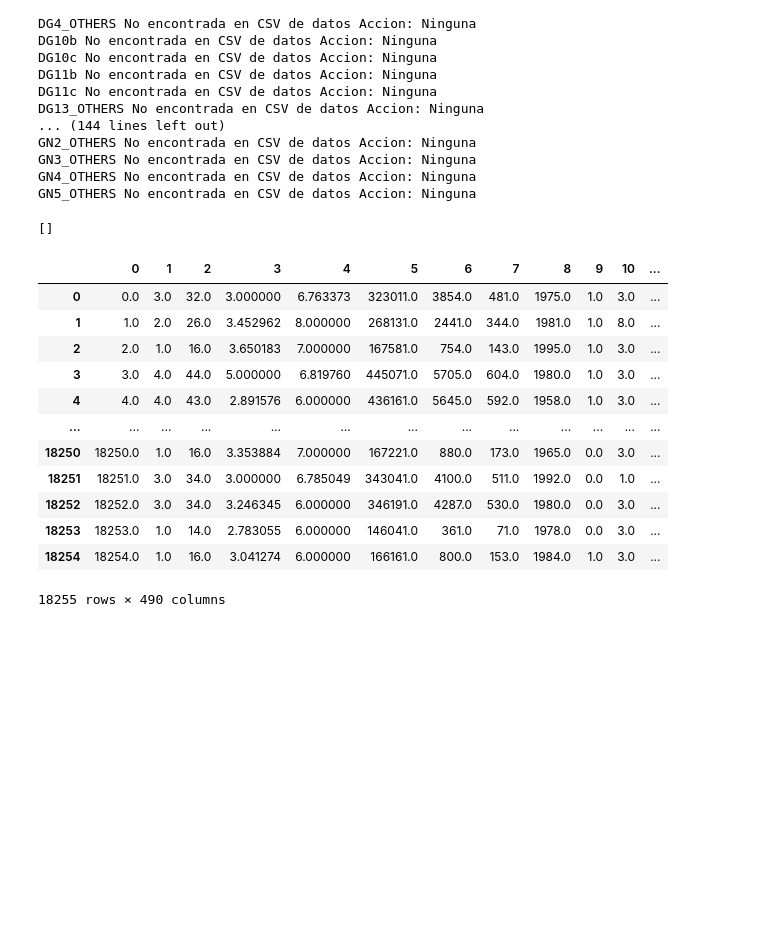
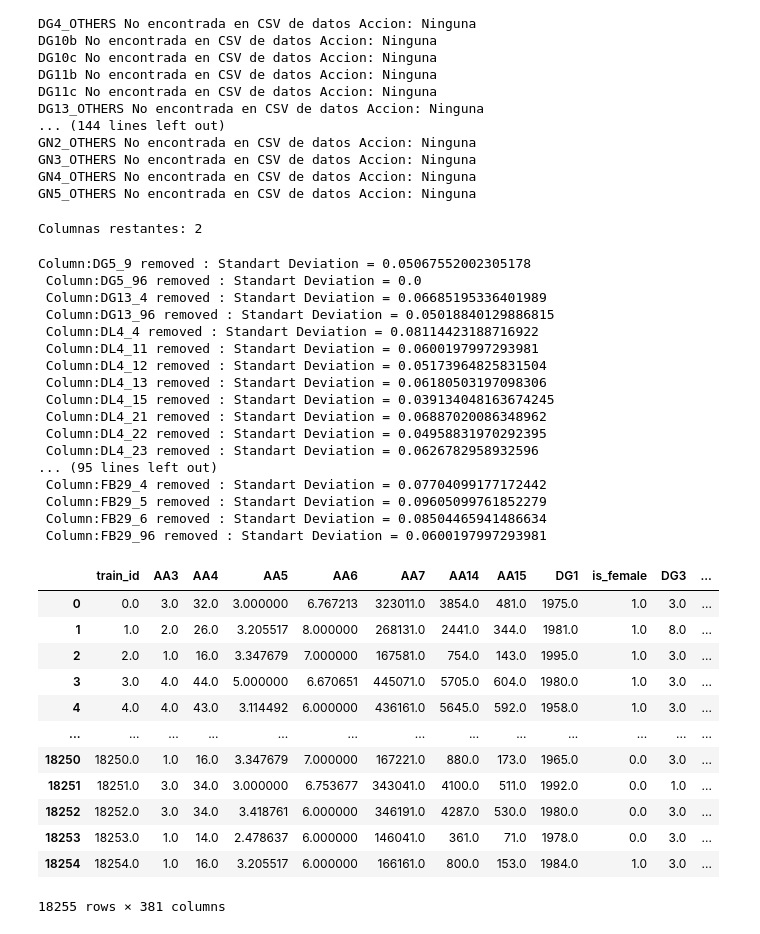
Before and after one commit to PedroVM/PGrp_GenderDetermination, a Jupyter notebook: GenderDetermination.ipynb, the cells around one changed output. Drawn from its saved outputs; the diff is of its cells as text; code cells hidden in the pictures; blank space fills up the shorter version.

Commit message:
mostrar columnas iniciales y restantes en cada paso.

```diff
--- a/GenderDetermination.ipynb
+++ b/GenderDetermination.ipynb
@@ -53,36 +53,54 @@ GN5_OTHERS No encontrada en CSV de datos Accion: Ninguna
 #localizar los campos vacios en las variables
 #y eliminar las que tengan mas del 90% de valores nulos.
 TrainFile.getNullPercents()
+print ("Columnas Iniciales: " + str(len(TrainFile.csvFile.columns)))
 TrainFile.removeColumnsHavingNulls(90, Silent=True)
+print ("Columnas restantes: " + str(len(TrainFile.csvFile.columns)))
 # %% [output]
-[]
+Columnas restantes: 2
 # %%
 #Normalizar el modelo de datos:
 #Remplazar los valores de LN2_RIndLngBEOth	LN2_WIndLngBEOth por valores numericos
+print ("Columnas Iniciales: " + str(len(TrainFile.csvFile.columns)))
 TrainFile.replaceColumnTextByDictionaryValues(const.LANGUAGES, 'LN2_RIndLngBEOth',naValue='0')
 TrainFile.replaceColumnTextByDictionaryValues(const.LANGUAGES, 'LN2_WIndLngBEOth',naValue='0')
-
 TrainFile.setColumnsType( {'LN2_RIndLngBEOth':int,'LN2_WIndLngBEOth':int})
-#eliminar columnas con constantes y valores de texto (cualitativas)
-TrainFile.removeUselessColumns()
+#eliminar columnas con constantes y valores de texto (cualitativas). Se consideran constantes aquellas que tengan una desviacion típica por debajo de 0.1
+TrainFile.removeUselessColumns ( dropConstants=True, dropQualifiyingColums=True, stdThreshold=0.1, Silent=False)
 #mostrar el estado actual del modelo de datos antes de cubrir gaps (nulos) utilizando una regresion multivariable
-#ACORDARSE DE QUITAR EL IS_FEMALE y el TRAIN_ID
 TrainFile.fillGapsUsingMultivariable(useNearestVariables=2)
-TrainFile.csvFile
+print ("Columnas restantes: " + str(len(TrainFile.csvFile.columns)))
 # %% [output]
+Column:DG5_9 removed : Standart Deviation = 0.05067552002305178
+ Column:DG5_96 removed : Standart Deviation = 0.0
+ Column:DG13_4 removed : Standart Deviation = 0.06685195336401989
+ Column:DG13_96 removed : Standart Deviation = 0.05018840129886815
+ Column:DL4_4 removed : Standart Deviation = 0.08114423188716922
+ Column:DL4_11 removed : Standart Deviation = 0.0600197997293981
+ Column:DL4_12 removed : Standart Deviation = 0.05173964825831504
+ Column:DL4_13 removed : Standart Deviation = 0.06180503197098306
+ Column:DL4_15 removed : Standart Deviation = 0.039134048163674245
+ Column:DL4_21 removed : Standart Deviation = 0.06887020086348962
+ Column:DL4_22 removed : Standart Deviation = 0.04958831970292395
+ Column:DL4_23 removed : Standart Deviation = 0.0626782958932596
+... (95 lines left out)
+ Column:FB29_4 removed : Standart Deviation = 0.07704099177172442
+ Column:FB29_5 removed : Standart Deviation = 0.09605099761852279
+ Column:FB29_6 removed : Standart Deviation = 0.08504465941486634
+ Column:FB29_96 removed : Standart Deviation = 0.0600197997293981
-|  | 0 | 1 | 2 | 3 | 4 | 5 | 6 | 7 | 8 | 9 | 10 | ... |
-| 0 | 0.0 | 3.0 | 32.0 | 3.000000 | 6.763373 | 323011.0 | 3854.0 | 481.0 | 1975.0 | 1.0 | 3.0 | ... |
-| 1 | 1.0 | 2.0 | 26.0 | 3.452962 | 8.000000 | 268131.0 | 2441.0 | 344.0 | 1981.0 | 1.0 | 8.0 | ... |
-| 2 | 2.0 | 1.0 | 16.0 | 3.650183 | 7.000000 | 167581.0 | 754.0 | 143.0 | 1995.0 | 1.0 | 3.0 | ... |
-| 3 | 3.0 | 4.0 | 44.0 | 5.000000 | 6.819760 | 445071.0 | 5705.0 | 604.0 | 1980.0 | 1.0 | 3.0 | ... |
-| 4 | 4.0 | 4.0 | 43.0 | 2.891576 | 6.000000 | 436161.0 | 5645.0 | 592.0 | 1958.0 | 1.0 | 3.0 | ... |
+|  | train_id | AA3 | AA4 | AA5 | AA6 | AA7 | AA14 | AA15 | DG1 | is_female | DG3 | ... |
+| 0 | 0.0 | 3.0 | 32.0 | 3.000000 | 6.767213 | 323011.0 | 3854.0 | 481.0 | 1975.0 | 1.0 | 3.0 | ... |
+| 1 | 1.0 | 2.0 | 26.0 | 3.205517 | 8.000000 | 268131.0 | 2441.0 | 344.0 | 1981.0 | 1.0 | 8.0 | ... |
+| 2 | 2.0 | 1.0 | 16.0 | 3.347679 | 7.000000 | 167581.0 | 754.0 | 143.0 | 1995.0 | 1.0 | 3.0 | ... |
+| 3 | 3.0 | 4.0 | 44.0 | 5.000000 | 6.670651 | 445071.0 | 5705.0 | 604.0 | 1980.0 | 1.0 | 3.0 | ... |
+| 4 | 4.0 | 4.0 | 43.0 | 3.114492 | 6.000000 | 436161.0 | 5645.0 | 592.0 | 1958.0 | 1.0 | 3.0 | ... |
 | ... | ... | ... | ... | ... | ... | ... | ... | ... | ... | ... | ... | ... |
-| 18250 | 18250.0 | 1.0 | 16.0 | 3.353884 | 7.000000 | 167221.0 | 880.0 | 173.0 | 1965.0 | 0.0 | 3.0 | ... |
-| 18251 | 18251.0 | 3.0 | 34.0 | 3.000000 | 6.785049 | 343041.0 | 4100.0 | 511.0 | 1992.0 | 0.0 | 1.0 | ... |
-| 18252 | 18252.0 | 3.0 | 34.0 | 3.246345 | 6.000000 | 346191.0 | 4287.0 | 530.0 | 1980.0 | 0.0 | 3.0 | ... |
-| 18253 | 18253.0 | 1.0 | 14.0 | 2.783055 | 6.000000 | 146041.0 | 361.0 | 71.0 | 1978.0 | 0.0 | 3.0 | ... |
-| 18254 | 18254.0 | 1.0 | 16.0 | 3.041274 | 6.000000 | 166161.0 | 800.0 | 153.0 | 1984.0 | 1.0 | 3.0 | ... |
+| 18250 | 18250.0 | 1.0 | 16.0 | 3.347679 | 7.000000 | 167221.0 | 880.0 | 173.0 | 1965.0 | 0.0 | 3.0 | ... |
+| 18251 | 18251.0 | 3.0 | 34.0 | 3.000000 | 6.753677 | 343041.0 | 4100.0 | 511.0 | 1992.0 | 0.0 | 1.0 | ... |
+| 18252 | 18252.0 | 3.0 | 34.0 | 3.418761 | 6.000000 | 346191.0 | 4287.0 | 530.0 | 1980.0 | 0.0 | 3.0 | ... |
+| 18253 | 18253.0 | 1.0 | 14.0 | 2.478637 | 6.000000 | 146041.0 | 361.0 | 71.0 | 1978.0 | 0.0 | 3.0 | ... |
+| 18254 | 18254.0 | 1.0 | 16.0 | 3.205517 | 6.000000 | 166161.0 | 800.0 | 153.0 | 1984.0 | 1.0 | 3.0 | ... |
-18255 rows × 490 columns
+18255 rows × 381 columns
 # %%
 #Eliminar columnas con un coef. de pearson menor de 0.3 siendo 1 el maximo y 0 no relación
 #considerando valores absolutos
```
Also changed, not shown: parts of 1 cell of this notebook.
